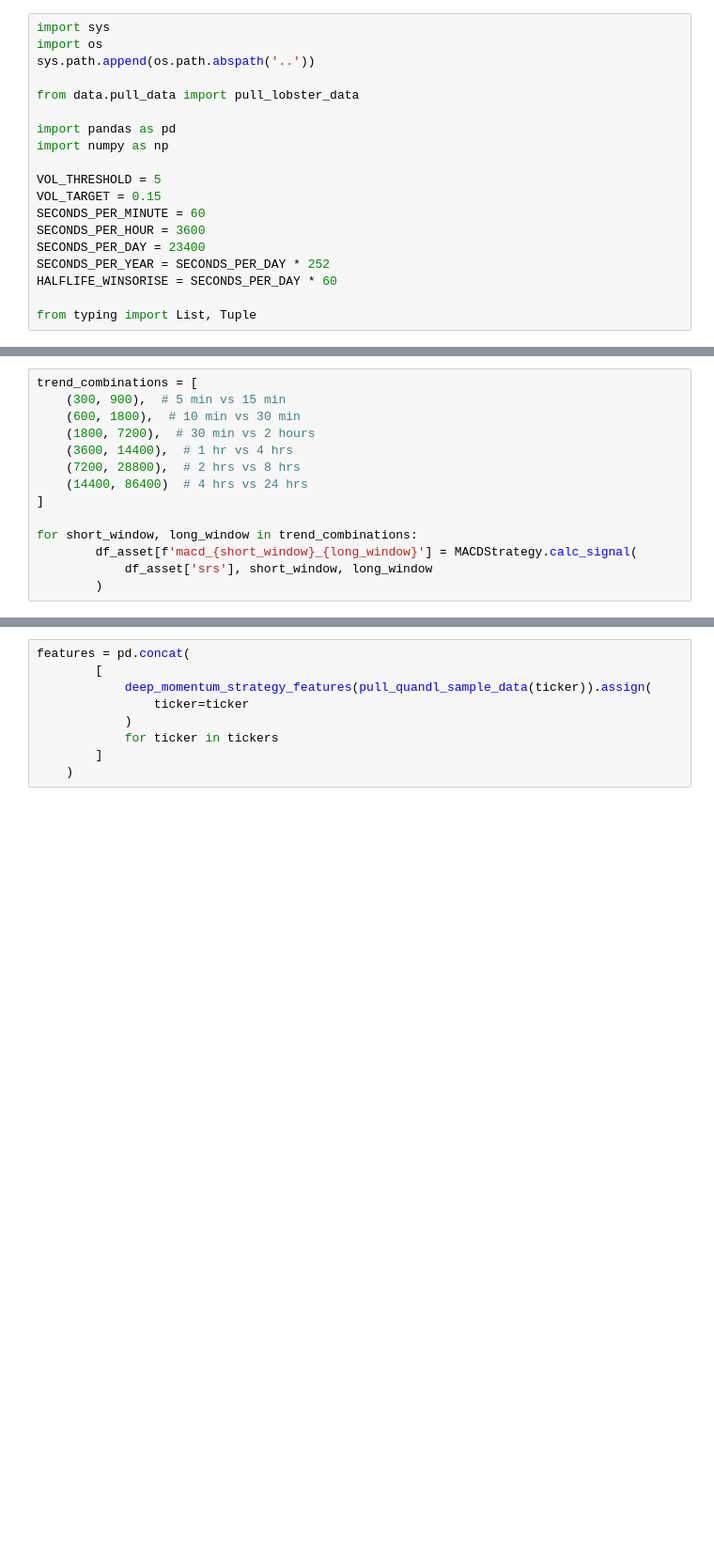
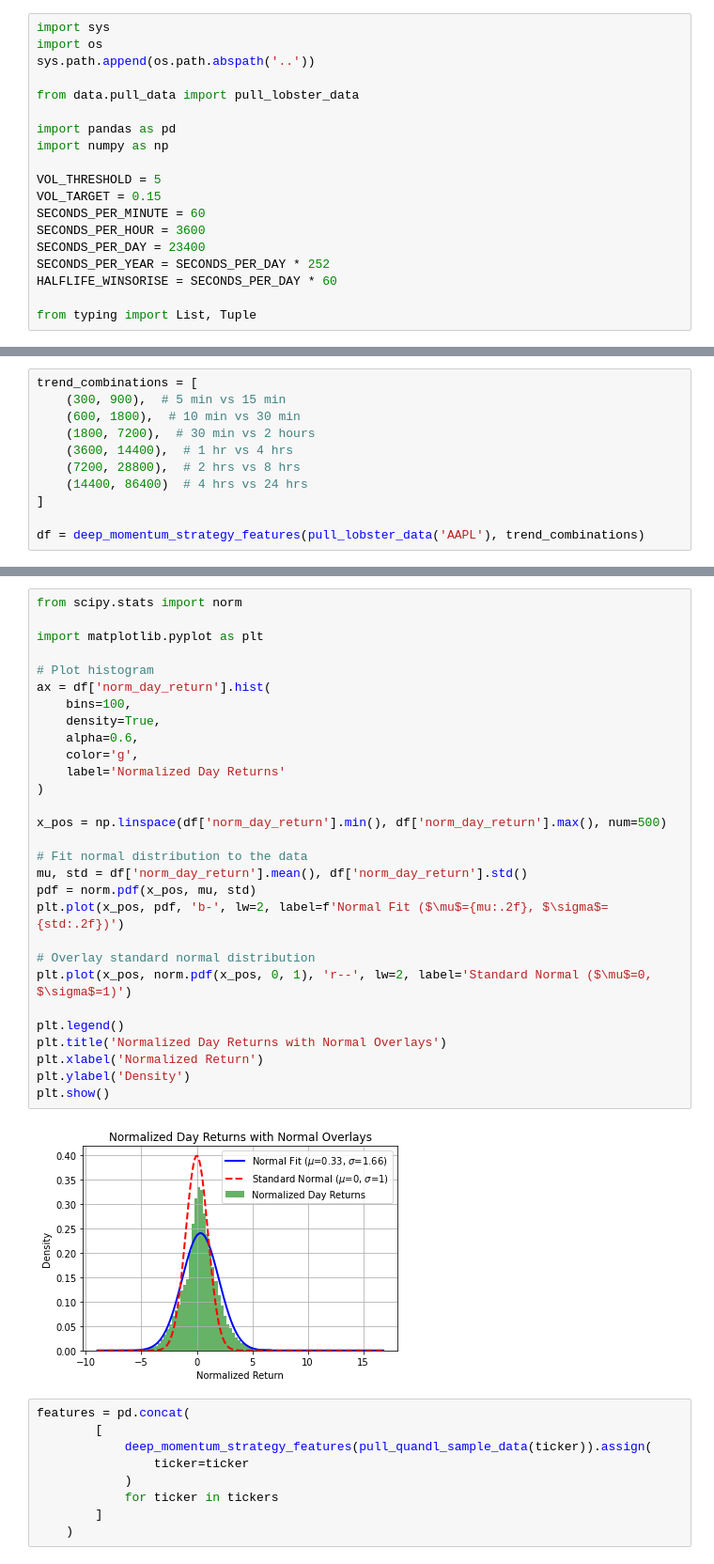
Before and after one commit to samanthawallis/trading-momentum-transformer, a Jupyter notebook: examples/create_features_lobster.ipynb, the cells around one changed output, grey strips where cells are left out. Shown at 94% size. Cells and saved outputs as stored; diff of their text form; blank space fills up the shorter version.

Commit message:
finish create_features_lobster notebook

```diff
--- a/examples/create_features_lobster.ipynb
+++ b/examples/create_features_lobster.ipynb
@@ -130,7 +158,4 @@ trend_combinations = [
     (14400, 86400)  # 4 hrs vs 24 hrs
 ]
 
-for short_window, long_window in trend_combinations:
-        df_asset[f'macd_{short_window}_{long_window}'] = MACDStrategy.calc_signal(
-            df_asset['srs'], short_window, long_window
-        )
+df = deep_momentum_strategy_features(pull_lobster_data('AAPL'), trend_combinations)
@@ -182,3 +162,34 @@ features = pd.concat(
+# %%
+from scipy.stats import norm
+
+import matplotlib.pyplot as plt
+
+# Plot histogram
+ax = df['norm_day_return'].hist(
+    bins=100,
+    density=True,
+    alpha=0.6,
+    color='g',
+    label='Normalized Day Returns'
+)
+
+x_pos = np.linspace(df['norm_day_return'].min(), df['norm_day_return'].max(), num=500)
+
+# Fit normal distribution to the data
+mu, std = df['norm_day_return'].mean(), df['norm_day_return'].std()
+pdf = norm.pdf(x_pos, mu, std)
+plt.plot(x_pos, pdf, 'b-', lw=2, label=f'Normal Fit ($\mu$={mu:.2f}, $\sigma$={std:.2f})')
+
+# Overlay standard normal distribution
+plt.plot(x_pos, norm.pdf(x_pos, 0, 1), 'r--', lw=2, label='Standard Normal ($\mu$=0, $\sigma$=1)')
+
+plt.legend()
+plt.title('Normalized Day Returns with Normal Overlays')
+plt.xlabel('Normalized Return')
+plt.ylabel('Density')
+plt.show()
+# %% [output]
+[figure, added]
 # %%
 features = pd.concat(
         [
```
Also changed, not shown: parts of 6 cells of this notebook.
